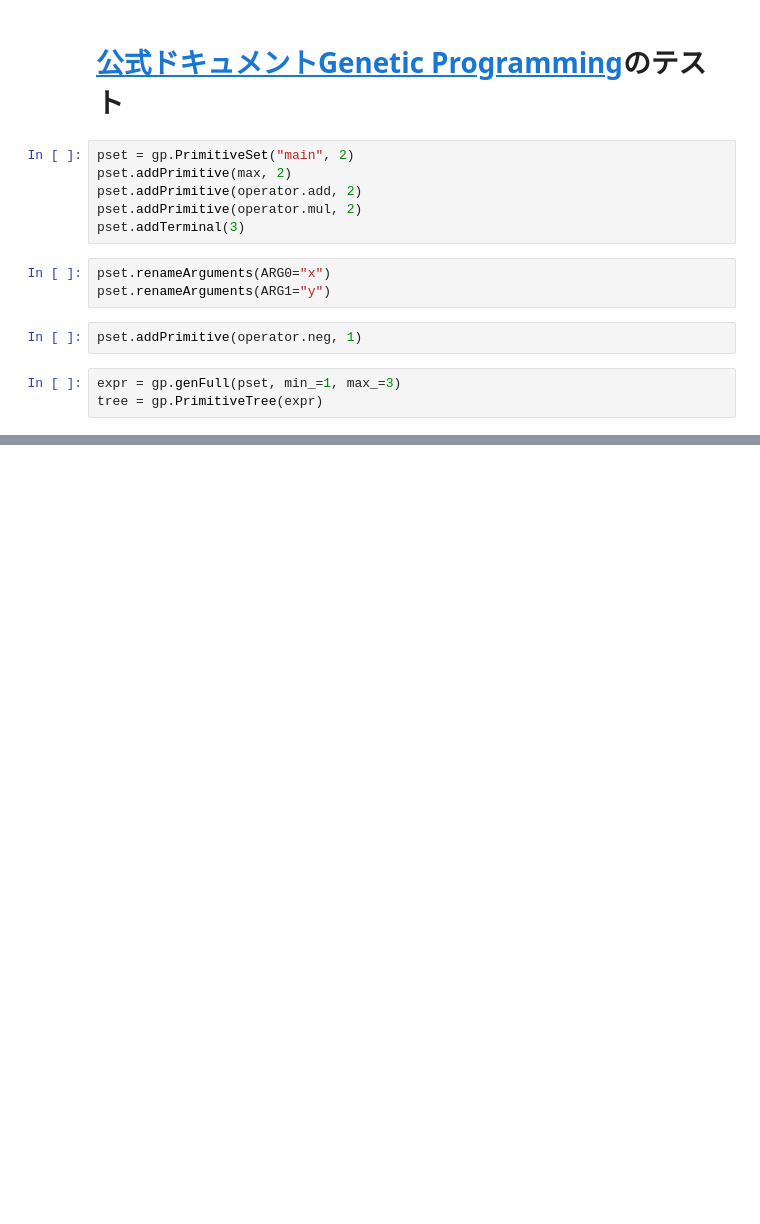
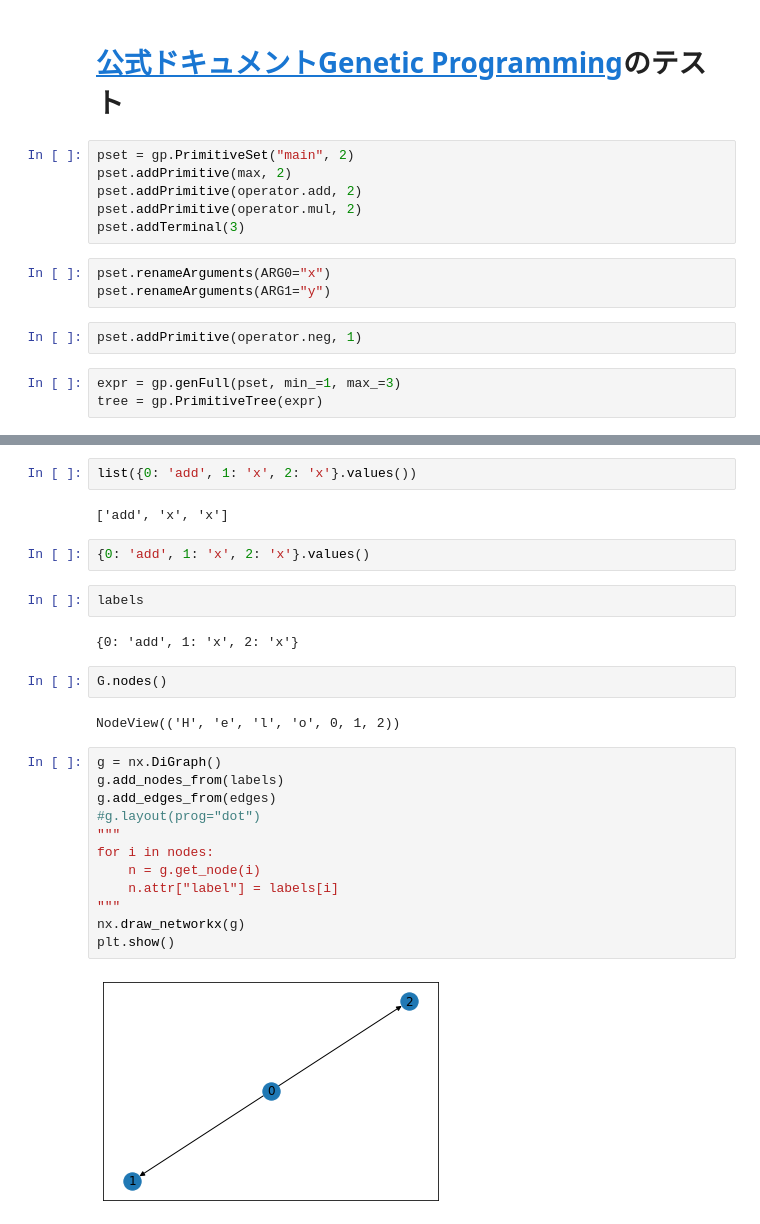
Before and after one commit to Amplil/genetic_programming, a Jupyter notebook: genetic_programming_official_test.ipynb, the cells around one changed output, grey strips where cells are left out. Saved outputs shown, nothing was run; the diff lists cells and outputs as text; blank space fills up the shorter version.

```diff
--- a/genetic_programming_official_test.ipynb
+++ b/genetic_programming_official_test.ipynb
@@ -363,0 +121,28 @@ for expr in exprs:
+# %%
+list({0: 'add', 1: 'x', 2: 'x'}.values())
+# %% [output]
+['add', 'x', 'x']
+# %%
+{0: 'add', 1: 'x', 2: 'x'}.values()
+# %%
+labels
+# %% [output]
+{0: 'add', 1: 'x', 2: 'x'}
+# %%
+G.nodes()
+# %% [output]
+NodeView(('H', 'e', 'l', 'o', 0, 1, 2))
+# %%
+g = nx.DiGraph()
+g.add_nodes_from(labels)
+g.add_edges_from(edges)
+#g.layout(prog="dot")
+"""
+for i in nodes:
+    n = g.get_node(i)
+    n.attr["label"] = labels[i]
+"""
+nx.draw_networkx(g)
+plt.show()
+# %% [output]
+[figure, added]
```
Also changed, not shown: parts of 28 cells of this notebook.
